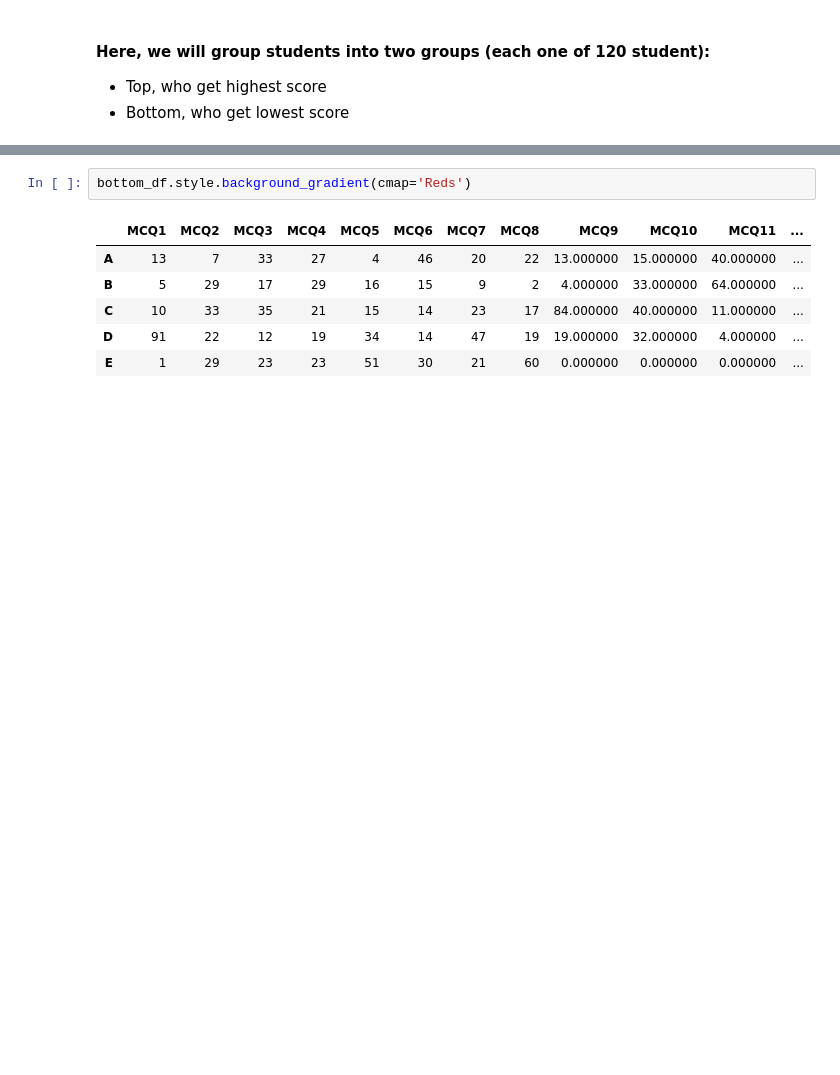
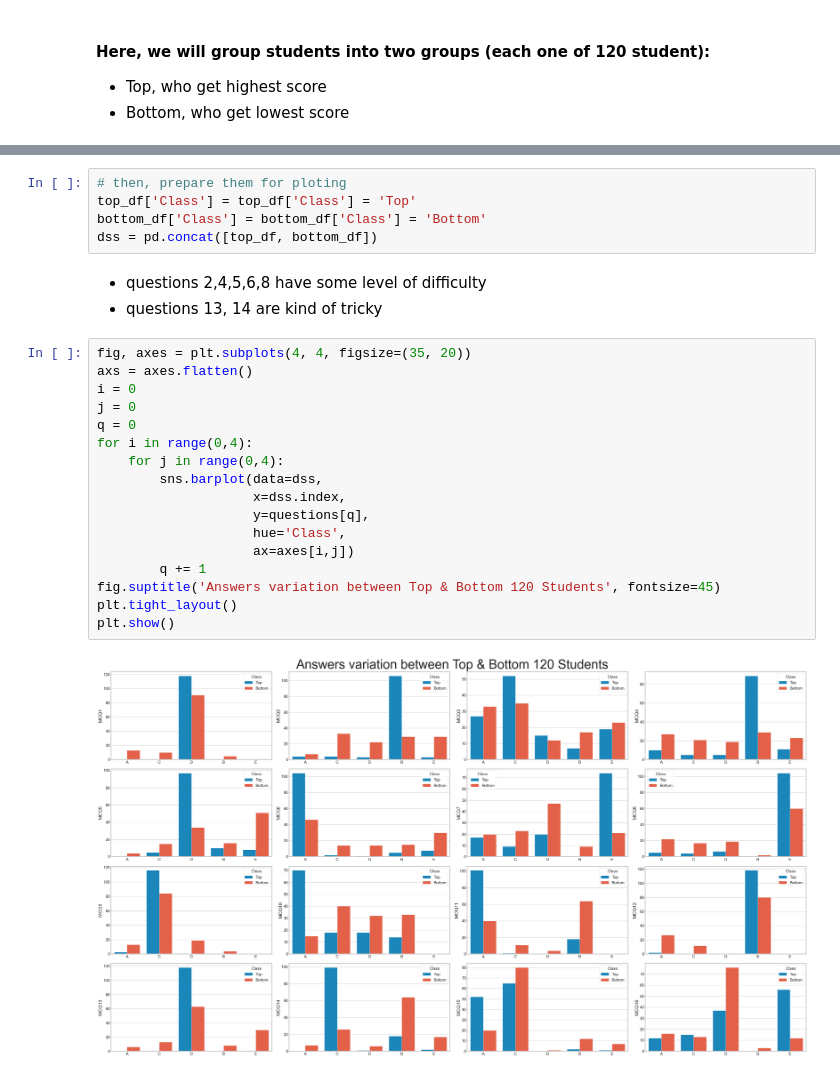
Before and after one commit to mu57f4/software_midterm_data_analysis, a Jupyter notebook: virtual_analysis.ipynb, the cells around one changed output, grey strips where cells are left out. Drawn from its saved outputs; the diff is of its cells as text; blank space fills up the shorter version.

```diff
--- a/virtual_analysis.ipynb
+++ b/virtual_analysis.ipynb
@@ -171,9 +139,27 @@ top_df.style.background_gradient(cmap='Blues')
-# %%
-bottom_df.style.background_gradient(cmap='Reds')
-# %% [output]
-|  | MCQ1 | MCQ2 | MCQ3 | MCQ4 | MCQ5 | MCQ6 | MCQ7 | MCQ8 | MCQ9 | MCQ10 | MCQ11 | ... |
-| A | 13 | 7 | 33 | 27 | 4 | 46 | 20 | 22 | 13.000000 | 15.000000 | 40.000000 | ... |
-| B | 5 | 29 | 17 | 29 | 16 | 15 | 9 | 2 | 4.000000 | 33.000000 | 64.000000 | ... |
-| C | 10 | 33 | 35 | 21 | 15 | 14 | 23 | 17 | 84.000000 | 40.000000 | 11.000000 | ... |
-| D | 91 | 22 | 12 | 19 | 34 | 14 | 47 | 19 | 19.000000 | 32.000000 | 4.000000 | ... |
-| E | 1 | 29 | 23 | 23 | 51 | 30 | 21 | 60 | 0.000000 | 0.000000 | 0.000000 | ... |
+# %%
+# then, prepare them for ploting
+top_df['Class'] = top_df['Class'] = 'Top'
+bottom_df['Class'] = bottom_df['Class'] = 'Bottom'
+dss = pd.concat([top_df, bottom_df])
+# %% [markdown]
+- questions 2,4,5,6,8 have some level of difficulty
+- questions 13, 14 are kind of tricky
+# %%
+fig, axes = plt.subplots(4, 4, figsize=(35, 20))
+axs = axes.flatten()
+i = 0
+j = 0
+q = 0
+for i in range(0,4):
+    for j in range(0,4):
+        sns.barplot(data=dss,
+                    x=dss.index,
+                    y=questions[q],
+                    hue='Class',
+                    ax=axes[i,j])
+        q += 1
+fig.suptitle('Answers variation between Top & Bottom 120 Students', fontsize=45)
+plt.tight_layout()
+plt.show()
+# %% [output]
+[figure, added]
```
Also changed, not shown: parts of 8 cells of this notebook.
